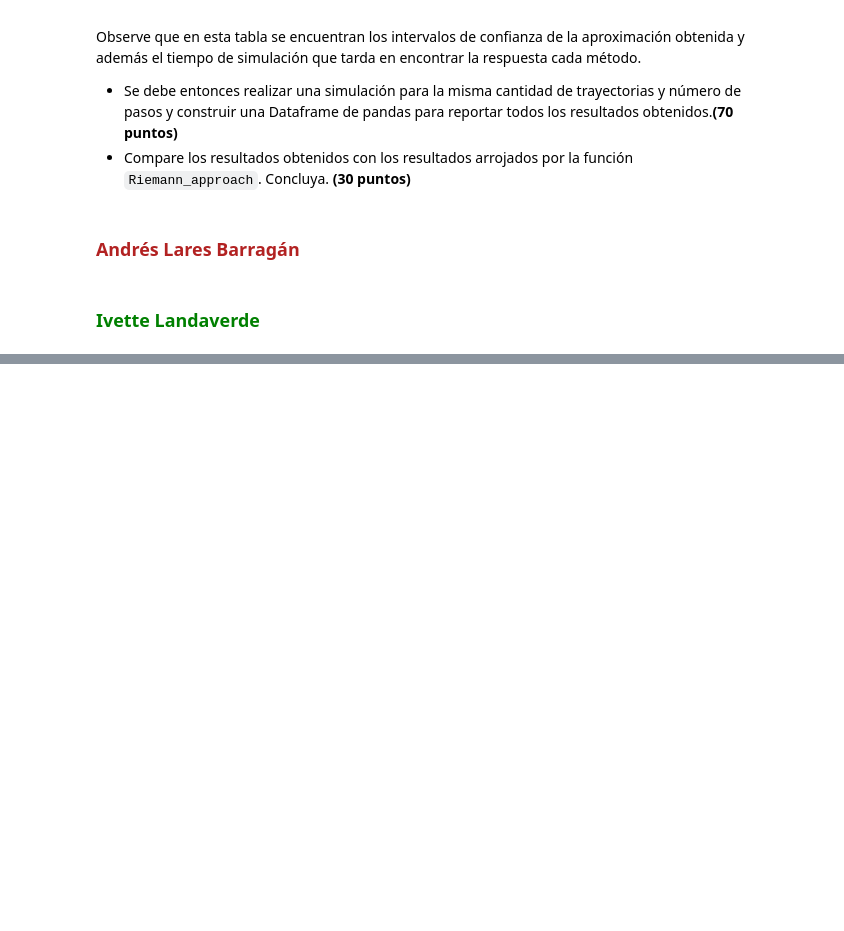
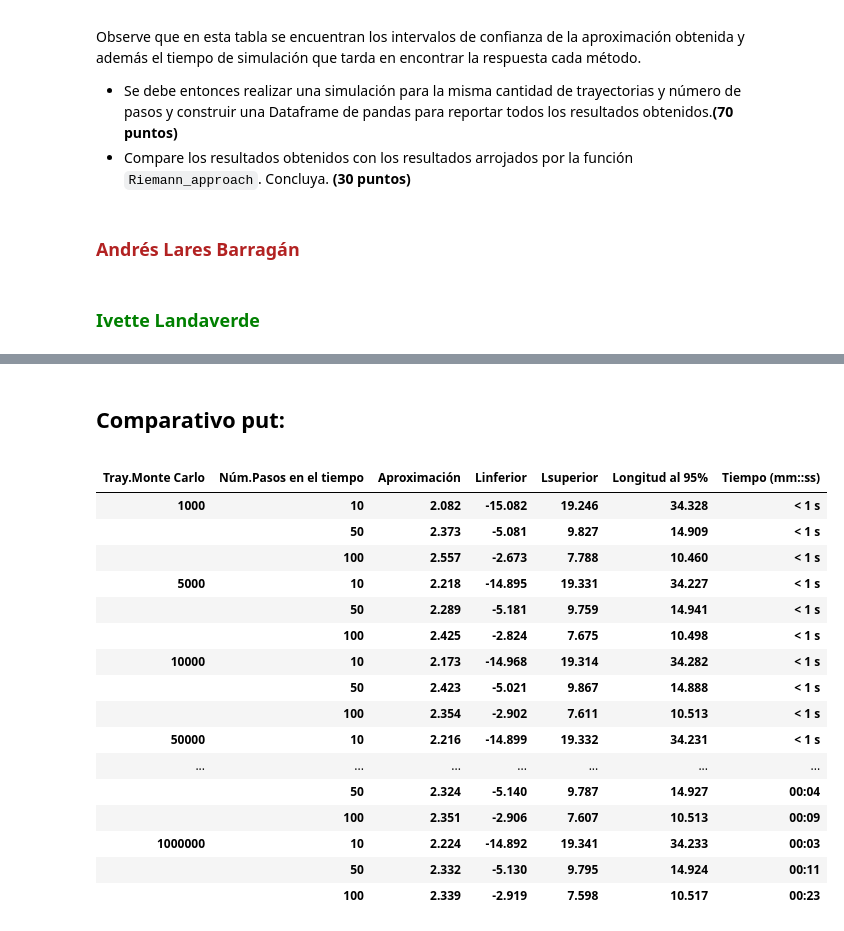
Before and after one commit to AndresLaresBarragan/ProyectoConjunto_ALares_ILandaverde, a Jupyter notebook: Tarea10.ipynb, the cells around one changed output, grey strips where cells are left out. Saved outputs shown, nothing was run; the diff lists cells and outputs as text; code cells hidden in the pictures; blank space fills up the shorter version.

```diff
--- a/Tarea10.ipynb
+++ b/Tarea10.ipynb
@@ -37,3 +27,27 @@ import plotly.graph_objects as go
+# %%
+#Importar las librerías necesarias:
+import pandas as pd
+import pandas_datareader.data as web
+import numpy as np
+import datetime
+import time
+import matplotlib.pyplot as plt
+import scipy.stats as st
+import seaborn as sns
+%matplotlib inline
+#algunas opciones para Pandas
+pd.set_option('display.notebook_repr_html', True)
+pd.set_option('display.max_columns', 9)
+pd.set_option('display.max_rows', 10)
+pd.set_option('display.width', 78)
+pd.set_option('precision', 3)
+##
+# Datos escenario:
+np.random.seed(5555)
+S0 = 100; K = 100 ; r = 0.10
+sigma = 0.20; T = 1 ;p = 7.04
+NbTraj = [1000, 5000, 10000, 50000, 100000, 500000, 1000000]
+NbStep = [10, 50, 100]
 # %% [markdown]
 ### <span style="color:firebrick"> Andrés Lares Barragán</span>
 # %%
@@ -44,0 +296,24 @@ import plotly.graph_objects as go
+# %% [markdown]
+## Comparativo put:
+# %%
+#Dataframe put con el método trapecio:
+df_trapecio_p
+# %% [output]
+|  |  |  |  |  |  |  |
+| Tray.Monte Carlo | Núm.Pasos en el tiempo | Aproximación | Linferior | Lsuperior | Longitud al 95% | Tiempo (mm::ss) |
+| 1000 | 10 | 2.082 | -15.082 | 19.246 | 34.328 | < 1 s |
+|  | 50 | 2.373 | -5.081 | 9.827 | 14.909 | < 1 s |
+|  | 100 | 2.557 | -2.673 | 7.788 | 10.460 | < 1 s |
+| 5000 | 10 | 2.218 | -14.895 | 19.331 | 34.227 | < 1 s |
+|  | 50 | 2.289 | -5.181 | 9.759 | 14.941 | < 1 s |
+|  | 100 | 2.425 | -2.824 | 7.675 | 10.498 | < 1 s |
+| 10000 | 10 | 2.173 | -14.968 | 19.314 | 34.282 | < 1 s |
+|  | 50 | 2.423 | -5.021 | 9.867 | 14.888 | < 1 s |
+|  | 100 | 2.354 | -2.902 | 7.611 | 10.513 | < 1 s |
+| 50000 | 10 | 2.216 | -14.899 | 19.332 | 34.231 | < 1 s |
+| ... | ... | ... | ... | ... | ... | ... |
+|  | 50 | 2.324 | -5.140 | 9.787 | 14.927 | 00:04 |
+|  | 100 | 2.351 | -2.906 | 7.607 | 10.513 | 00:09 |
+| 1000000 | 10 | 2.224 | -14.892 | 19.341 | 34.233 | 00:03 |
+|  | 50 | 2.332 | -5.130 | 9.795 | 14.924 | 00:11 |
+|  | 100 | 2.339 | -2.919 | 7.598 | 10.517 | 00:23 |
```
Also changed, not shown: parts of 10 cells of this notebook.
